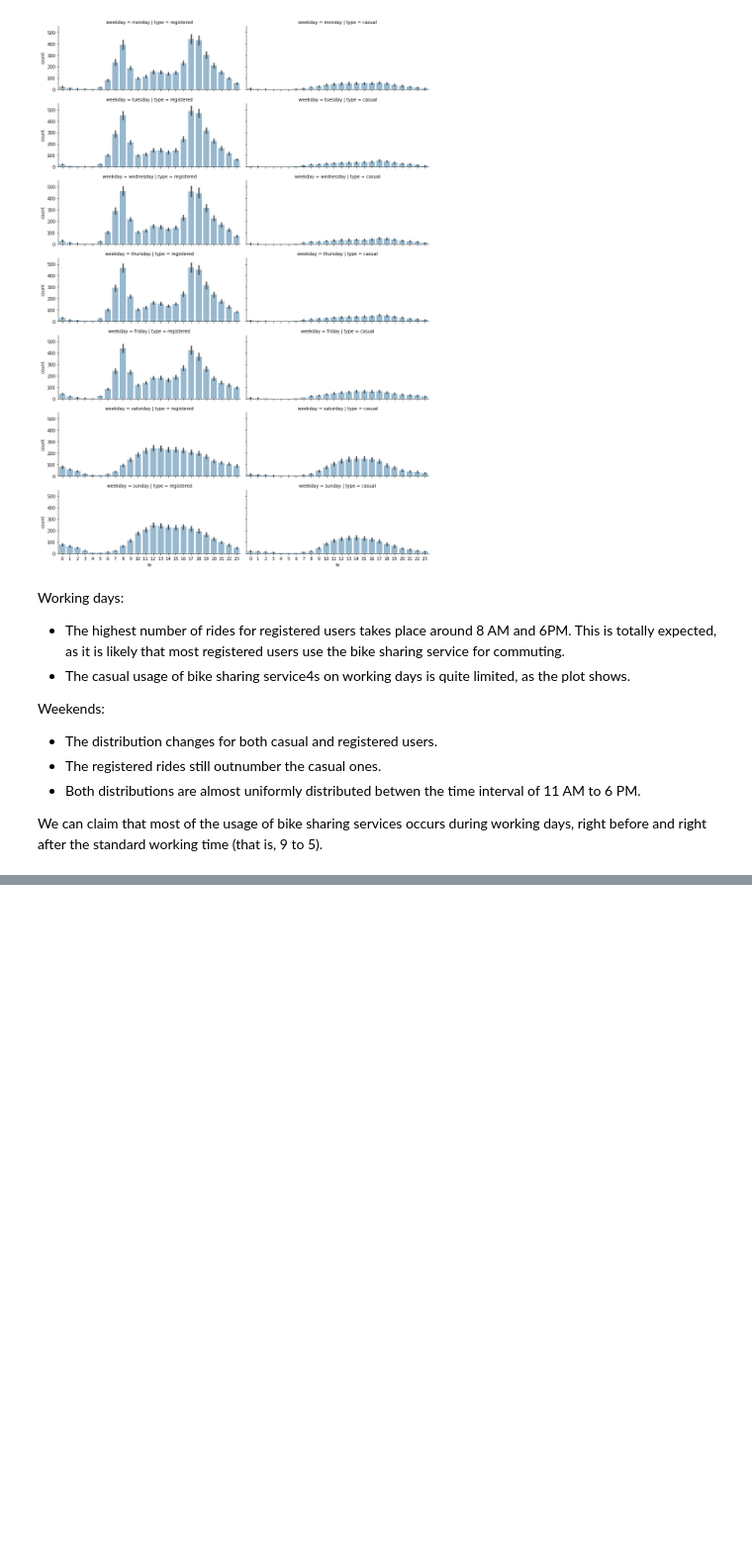
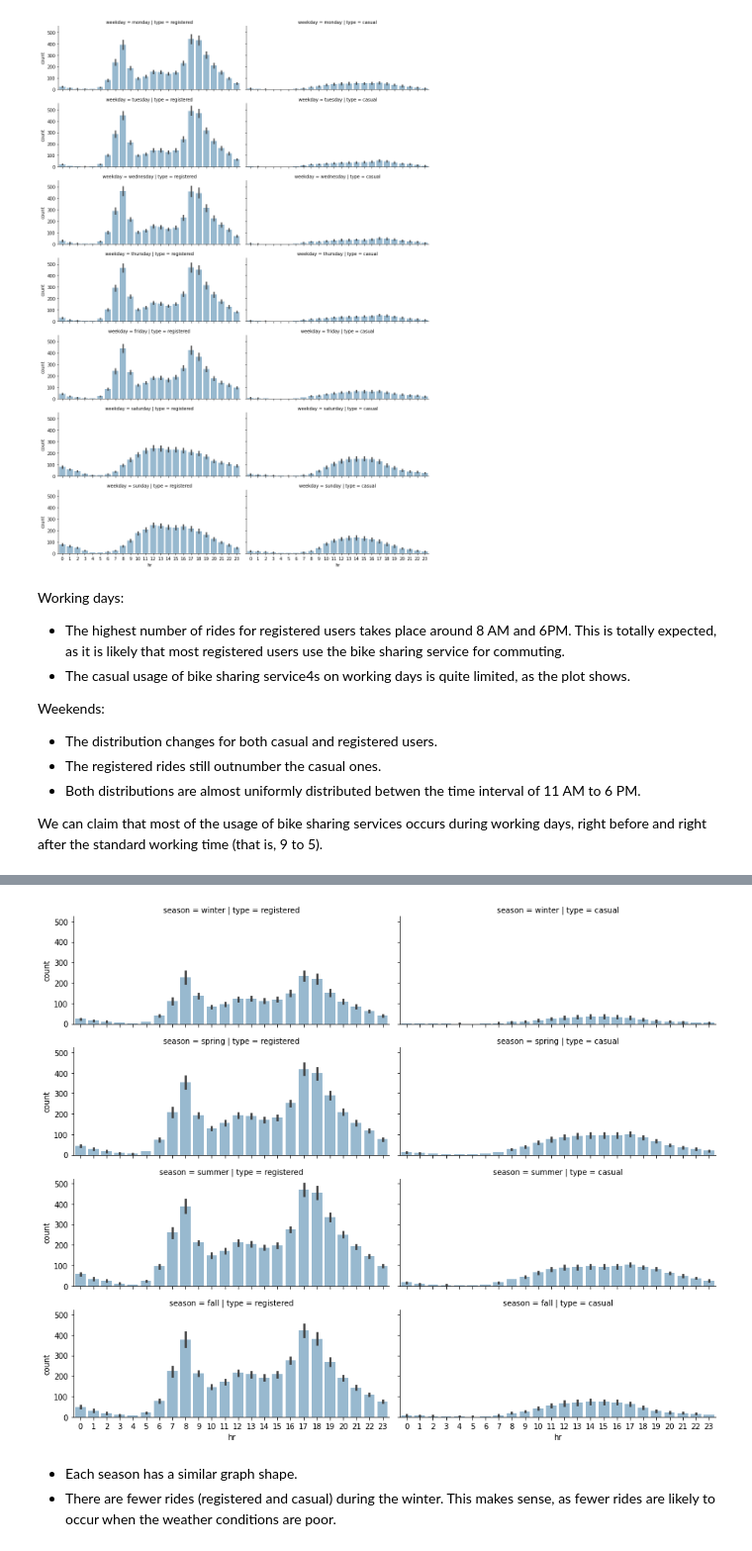
Before and after one commit to manuelinfosec/bike-sharing-analysis, a Jupyter notebook: main.ipynb, the cells around one changed output, grey strips where cells are left out. Shown at 99% size. Saved outputs shown, nothing was run; the diff lists cells and outputs as text; code cells hidden in the pictures; blank space fills up the shorter version.

Commit message:
Season Hour FacetGrid

```diff
--- a/main.ipynb
+++ b/main.ipynb
@@ -250,0 +257,26 @@ We can claim that most of the usage of bike sharing services occurs during worki
+# %%
+# select subset of data
+plot_data = preprocessed_data[['hr', 'season',
+                            'registered', 'casual']]
+
+# unpivot from wide to long format
+plot_data = plot_data.melt(id_vars=['hr', 'season'],
+                            var_name='type', value_name='count')
+
+# define FacetGrid
+grid = sns.FacetGrid(plot_data, row='season',
+                    col='type', height=2.5, aspect=2.5,
+                    row_order=['winter', 'spring',
+                        'summer', 'fall'])
+
+
+# apply plotting function to each element in the grid
+grid.map(sns.barplot, 'hr', 'count',  alpha=.5)
+
+grid.savefig('figs/season_hour_distributions.png', format='jpeg')
+plt.show()
+# %% [output]
+[figure, added]
+# %% [markdown]
+- Each season has a similar graph shape.
+- There are fewer rides (registered and casual) during the winter. This makes sense, as fewer rides are likely to occur when the weather conditions are poor.
```
Also changed, not shown: parts of 6 cells of this notebook, 2 other files.
